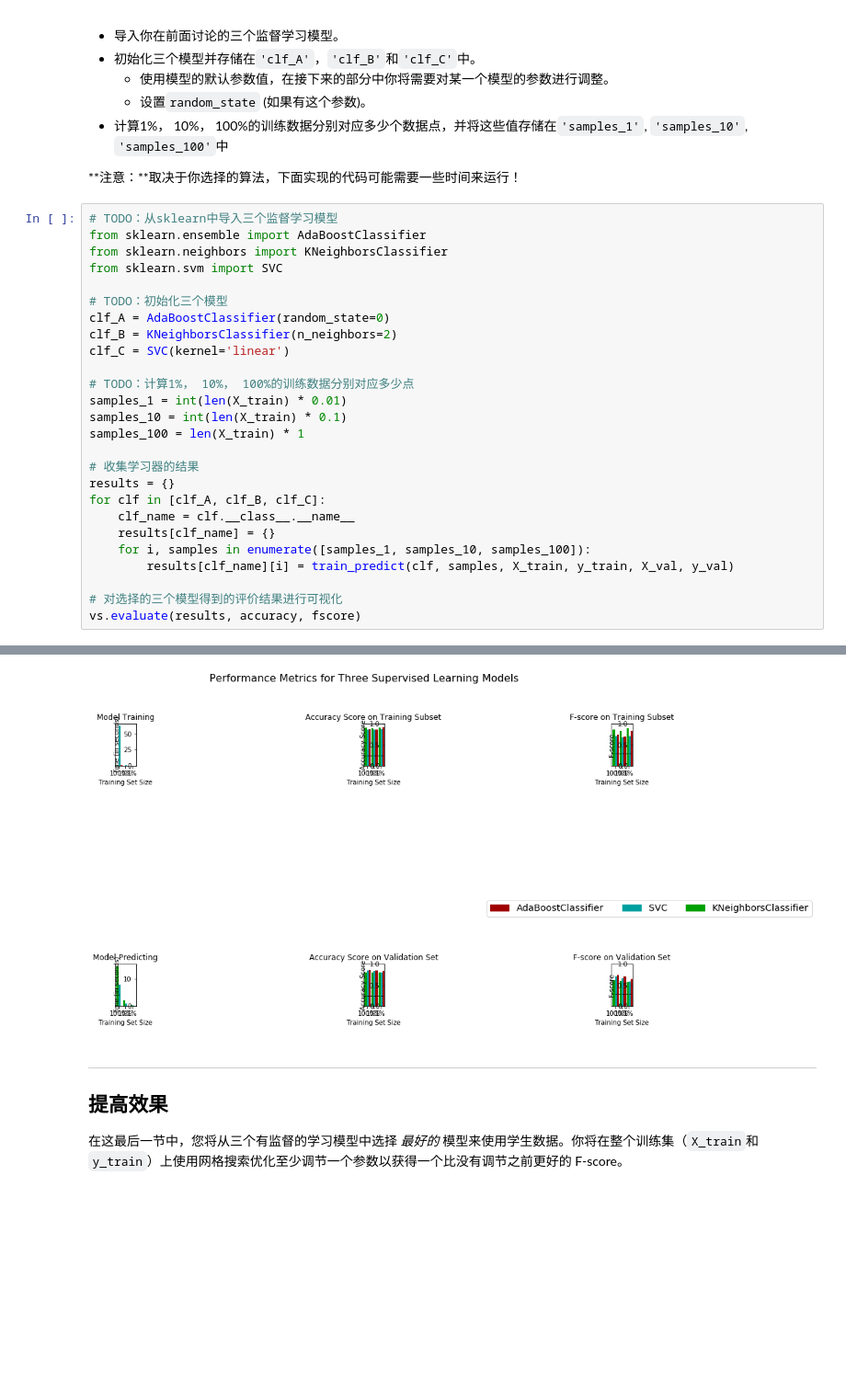
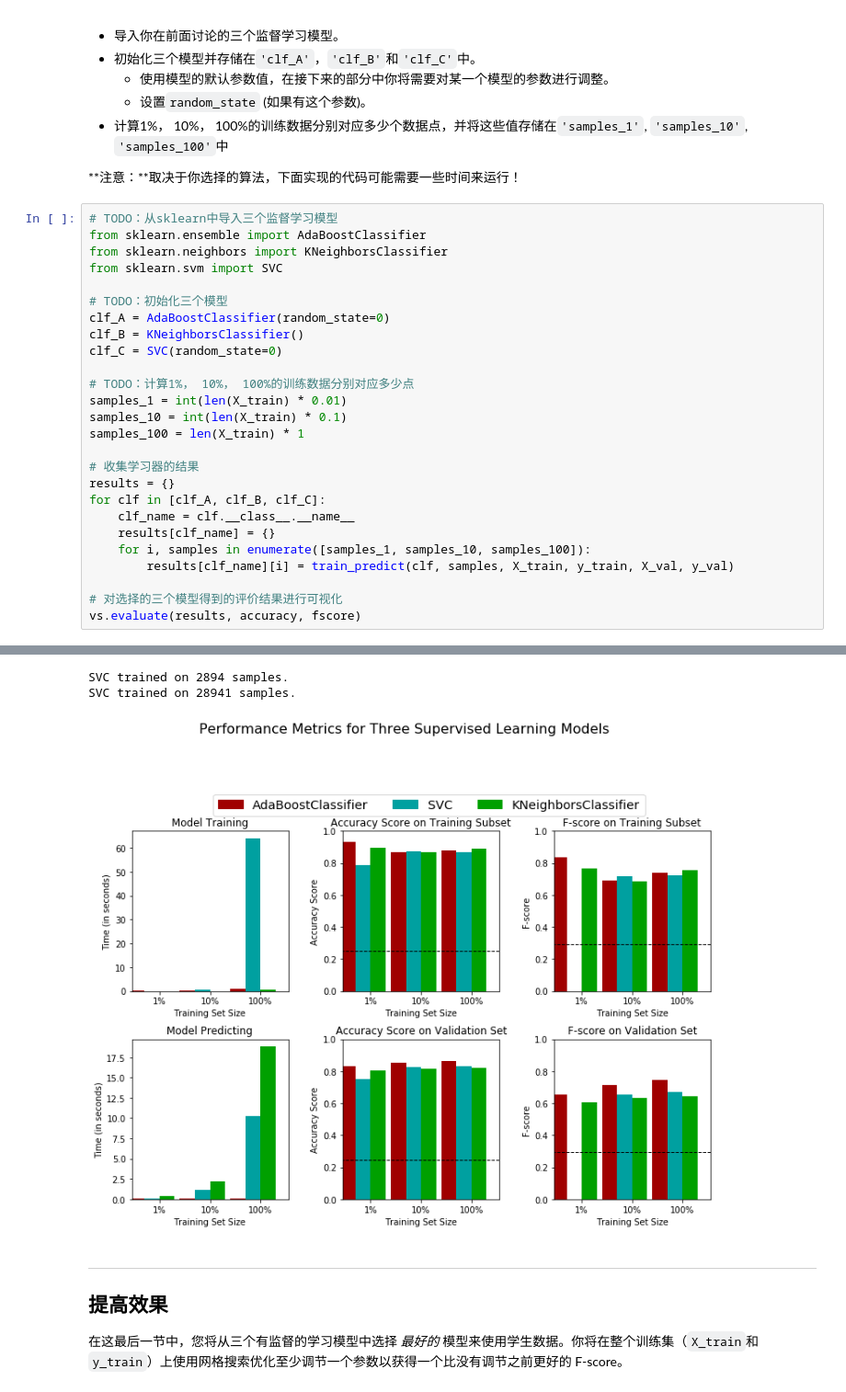
Before and after one commit to TylerAC/ud_machine_learning, a Jupyter notebook: finding_donors/finding_donors.ipynb, the cells around one changed output, grey strips where cells are left out. Shown at 92% size. Drawn from its saved outputs; the diff is of its cells as text; blank space fills up the shorter version.

```diff
--- a/finding_donors/finding_donors.ipynb
+++ b/finding_donors/finding_donors.ipynb
@@ -401,8 +407,8 @@ from sklearn.svm import SVC
 
 # TODO：初始化三个模型
 clf_A = AdaBoostClassifier(random_state=0)
-clf_B = KNeighborsClassifier(n_neighbors=2)
-clf_C = SVC(kernel='linear')
+clf_B = KNeighborsClassifier()
+clf_C = SVC(random_state=0)
 
 # TODO：计算1%， 10%， 100%的训练数据分别对应多少点
 samples_1 = int(len(X_train) * 0.01)
@@ -432,4 +436,6 @@ SVC trained on 28941 samples.
+SVC trained on 2894 samples.
+SVC trained on 28941 samples.
-[figure, old version]
+[figure, new version]
 # %% [markdown]
 ----
 ## 提高效果
```
Also changed, not shown: parts of 3 cells of this notebook, 2 other files.
